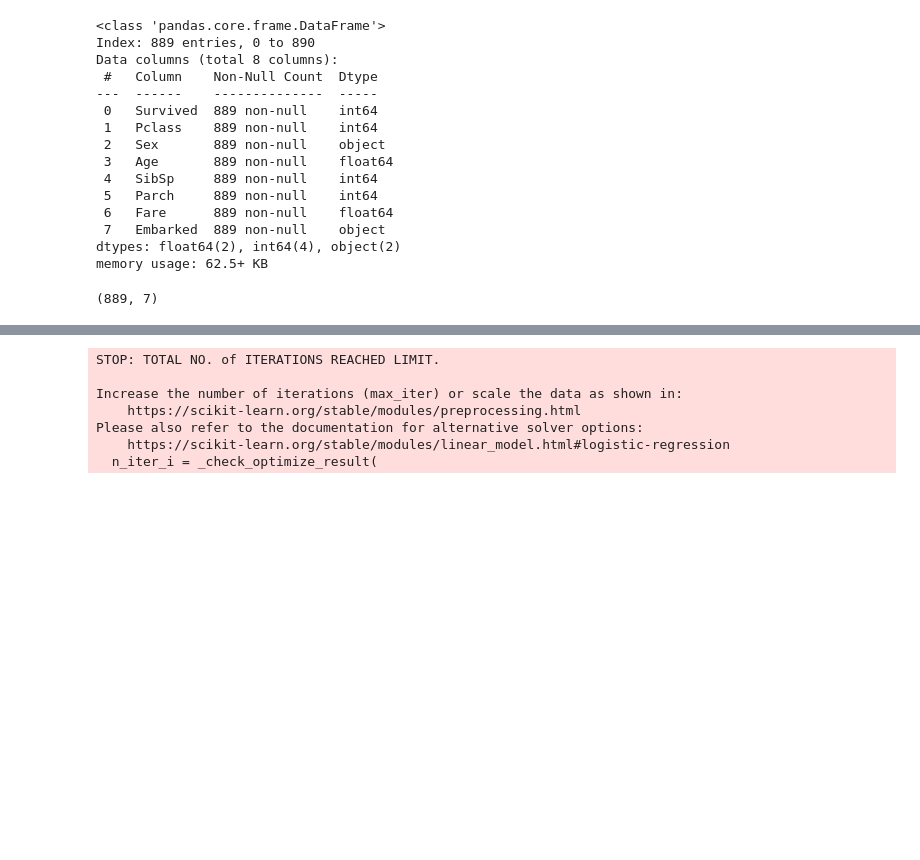
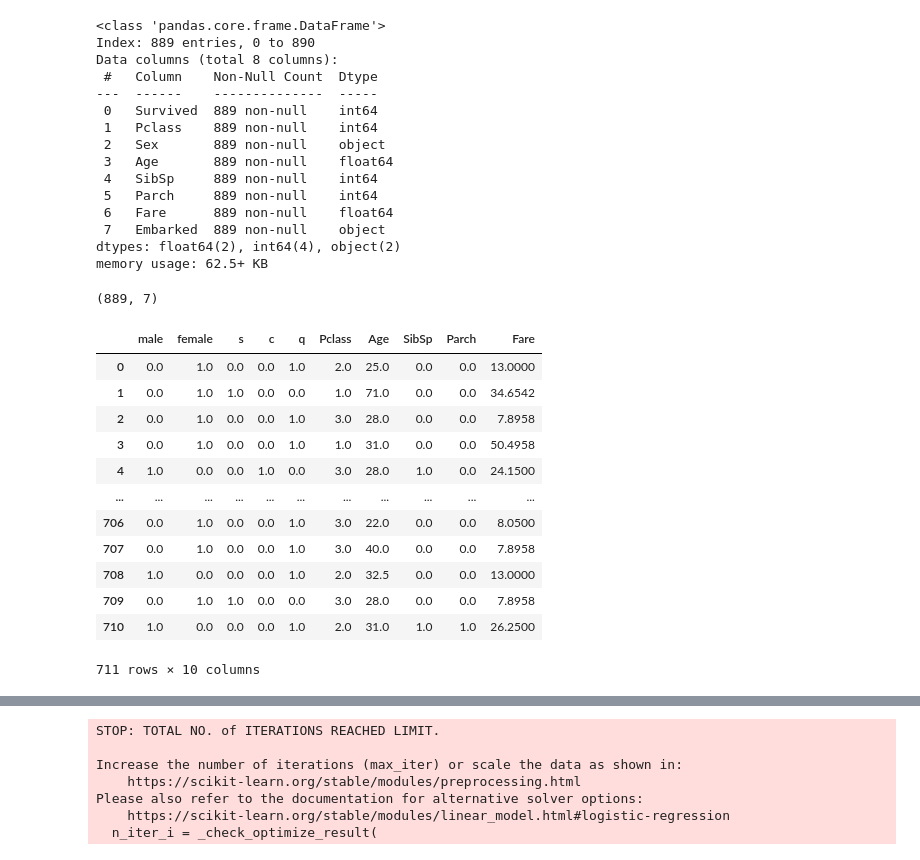
Before and after one commit to Mirzasalman11/titanic_prediction, a Jupyter notebook: passenger_survived.ipynb, the cells around one changed output, grey strips where cells are left out. Saved outputs shown, nothing was run; the diff lists cells and outputs as text; code cells hidden in the pictures; blank space fills up the shorter version.

```diff
--- a/passenger_survived.ipynb
+++ b/passenger_survived.ipynb
@@ -113,6 +117,22 @@ X_test_t=transformer.fit_transform(X_test)
 # %%
 df2=pd.DataFrame(X_train_t,columns=["male",'female','s','c','q','Pclass','Age','SibSp','Parch','Fare'])
 df2_teset=pd.DataFrame(X_test_t,columns=["male",'female','s','c','q','Pclass','Age','SibSp','Parch','Fare'])
+# %%
+df2
+# %% [output]
+|  | male | female | s | c | q | Pclass | Age | SibSp | Parch | Fare |
+| 0 | 0.0 | 1.0 | 0.0 | 0.0 | 1.0 | 2.0 | 25.0 | 0.0 | 0.0 | 13.0000 |
+| 1 | 0.0 | 1.0 | 1.0 | 0.0 | 0.0 | 1.0 | 71.0 | 0.0 | 0.0 | 34.6542 |
+| 2 | 0.0 | 1.0 | 0.0 | 0.0 | 1.0 | 3.0 | 28.0 | 0.0 | 0.0 | 7.8958 |
+| 3 | 0.0 | 1.0 | 0.0 | 0.0 | 1.0 | 1.0 | 31.0 | 0.0 | 0.0 | 50.4958 |
+| 4 | 1.0 | 0.0 | 0.0 | 1.0 | 0.0 | 3.0 | 28.0 | 1.0 | 0.0 | 24.1500 |
+| ... | ... | ... | ... | ... | ... | ... | ... | ... | ... | ... |
+| 706 | 0.0 | 1.0 | 0.0 | 0.0 | 1.0 | 3.0 | 22.0 | 0.0 | 0.0 | 8.0500 |
+| 707 | 0.0 | 1.0 | 0.0 | 0.0 | 1.0 | 3.0 | 40.0 | 0.0 | 0.0 | 7.8958 |
+| 708 | 1.0 | 0.0 | 0.0 | 0.0 | 1.0 | 2.0 | 32.5 | 0.0 | 0.0 | 13.0000 |
+| 709 | 0.0 | 1.0 | 1.0 | 0.0 | 0.0 | 3.0 | 28.0 | 0.0 | 0.0 | 7.8958 |
+| 710 | 1.0 | 0.0 | 0.0 | 0.0 | 1.0 | 2.0 | 31.0 | 1.0 | 1.0 | 26.2500 |
+711 rows × 10 columns
 # %%
 #with pandas
 # df=pd.get_dummies(df,columns=['Embarked','Sex'],dtype=int)
```
Also changed, not shown: parts of 10 cells of this notebook, 4 other files.
